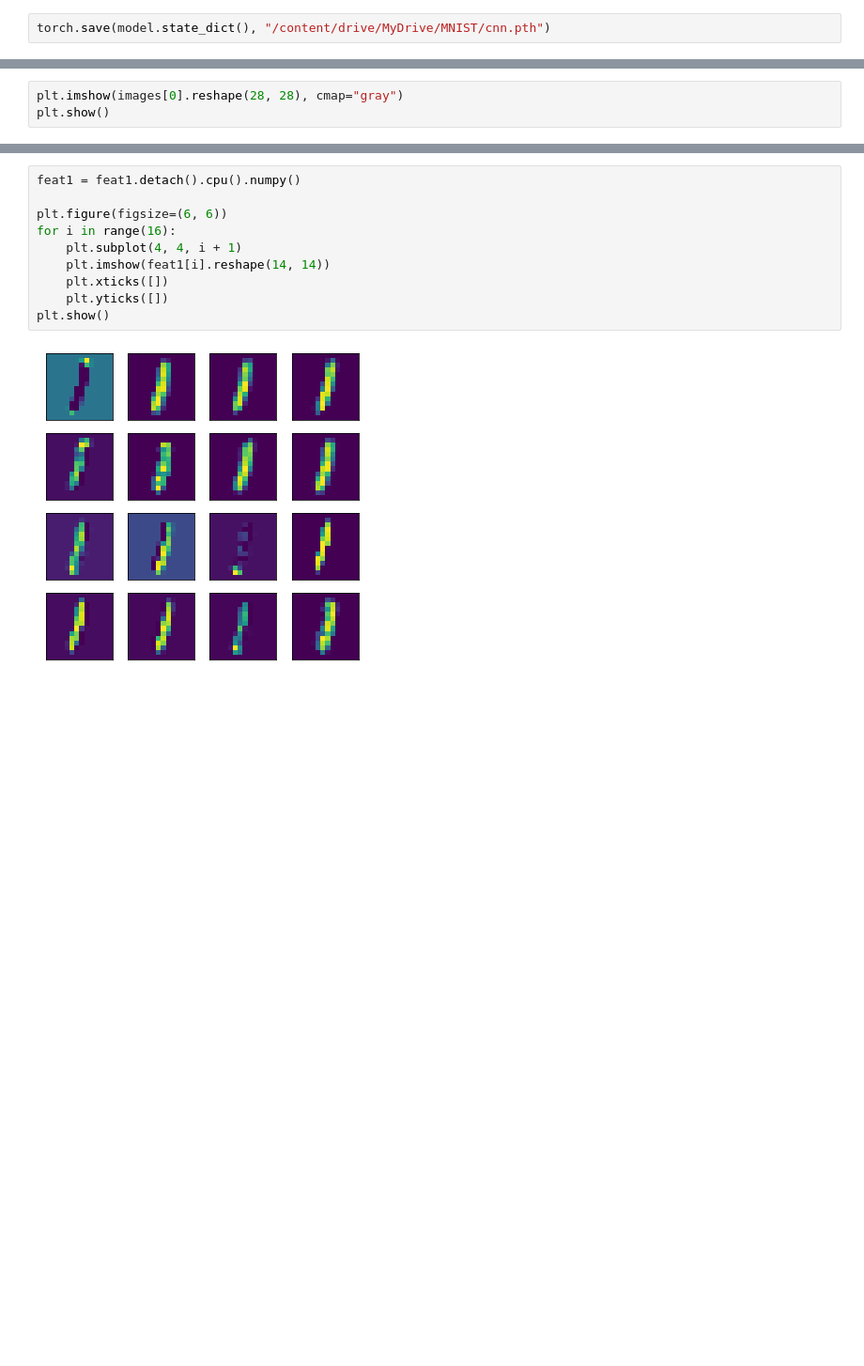
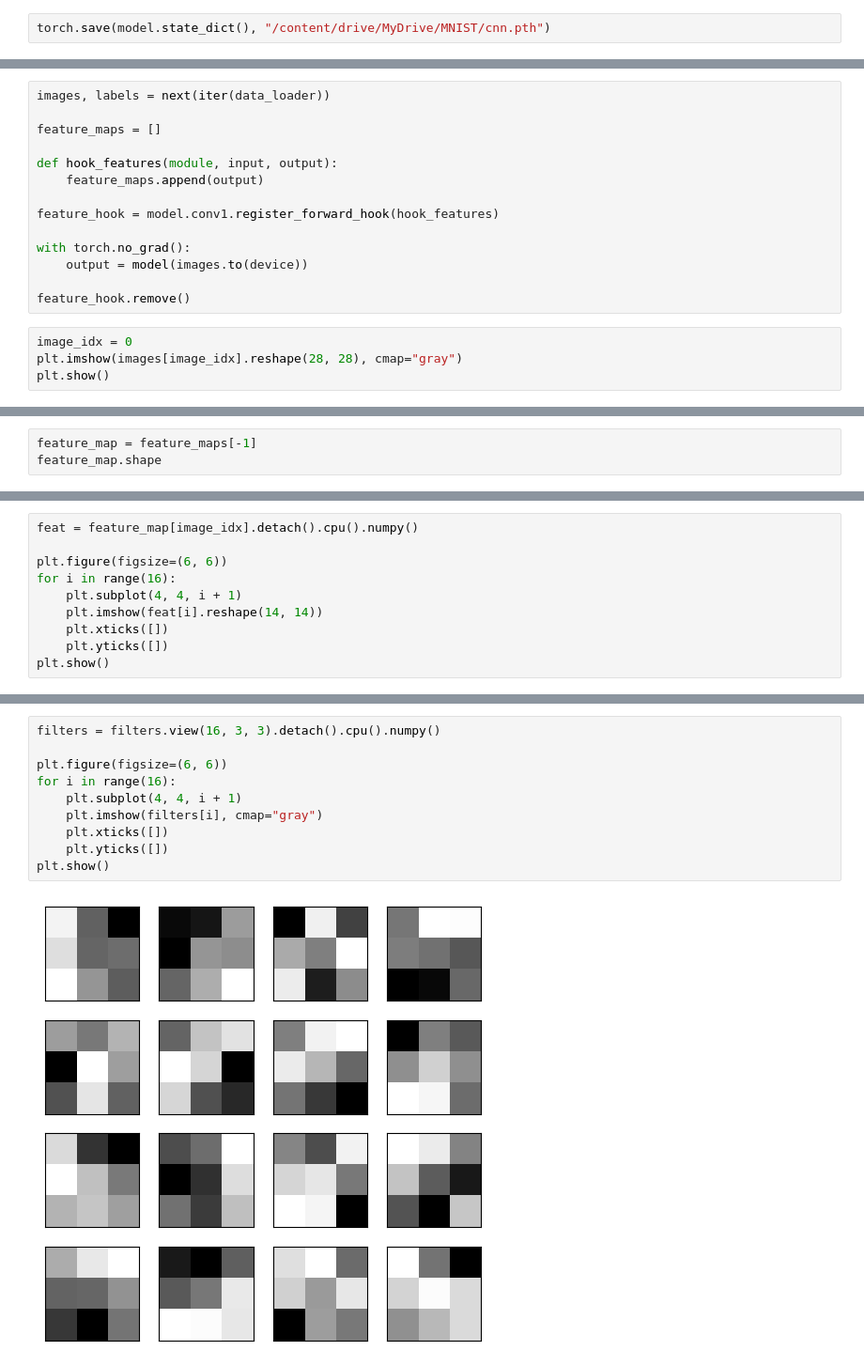
Before and after one commit to denev6/deep-learning-codes, a Jupyter notebook: models/cnn.ipynb, the cells around one changed output, grey strips where cells are left out. Shown at 94% size. Drawn from its saved outputs; the diff is of its cells as text; blank space fills up the shorter version.

Commit message:
update CNN with torch hook

```diff
--- a/models/cnn.ipynb
+++ b/models/cnn.ipynb
@@ -201,4 +188,19 @@ feat1, feat2, logits = model(images.to(device), get_features=True)
+# %%
+images, labels = next(iter(data_loader))
+
+feature_maps = []
+
+def hook_features(module, input, output):
+    feature_maps.append(output)
+
+feature_hook = model.conv1.register_forward_hook(hook_features)
+
+with torch.no_grad():
+    output = model(images.to(device))
+
+feature_hook.remove()
 # %%
-plt.imshow(images[0].reshape(28, 28), cmap="gray")
+image_idx = 0
+plt.imshow(images[image_idx].reshape(28, 28), cmap="gray")
 plt.show()
 # %% [output]
@@ -205,0 +210,3 @@ plt.show()
+# %%
+feature_map = feature_maps[-1]
+feature_map.shape
@@ -205,0 +215,10 @@ plt.show()
+# %%
+feat = feature_map[image_idx].detach().cpu().numpy()
+
+plt.figure(figsize=(6, 6))
+for i in range(16):
+    plt.subplot(4, 4, i + 1)
+    plt.imshow(feat[i].reshape(14, 14))
+    plt.xticks([])
+    plt.yticks([])
+plt.show()
@@ -210,12 +260,12 @@ torch.Size([16, 14, 14])
 # %%
-feat1 = feat1.detach().cpu().numpy()
+filters = filters.view(16, 3, 3).detach().cpu().numpy()
 
 plt.figure(figsize=(6, 6))
 for i in range(16):
     plt.subplot(4, 4, i + 1)
-    plt.imshow(feat1[i].reshape(14, 14))
+    plt.imshow(filters[i], cmap="gray")
     plt.xticks([])
     plt.yticks([])
 plt.show()
 # %% [output]
-[figure, old version]
+[figure, new version]
```
Also changed, not shown: parts of 31 cells of this notebook, 2 other files.
